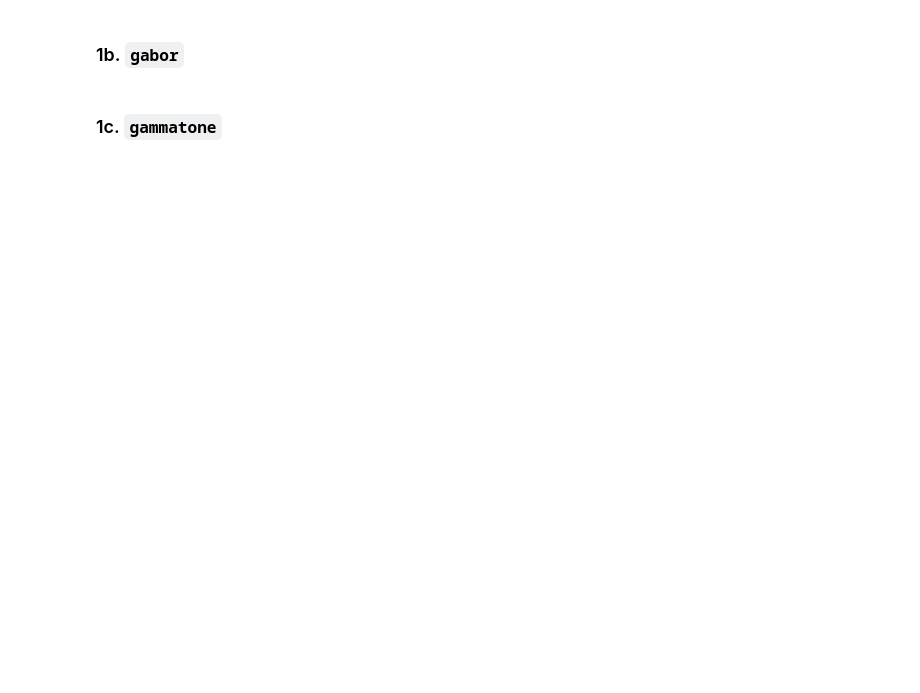
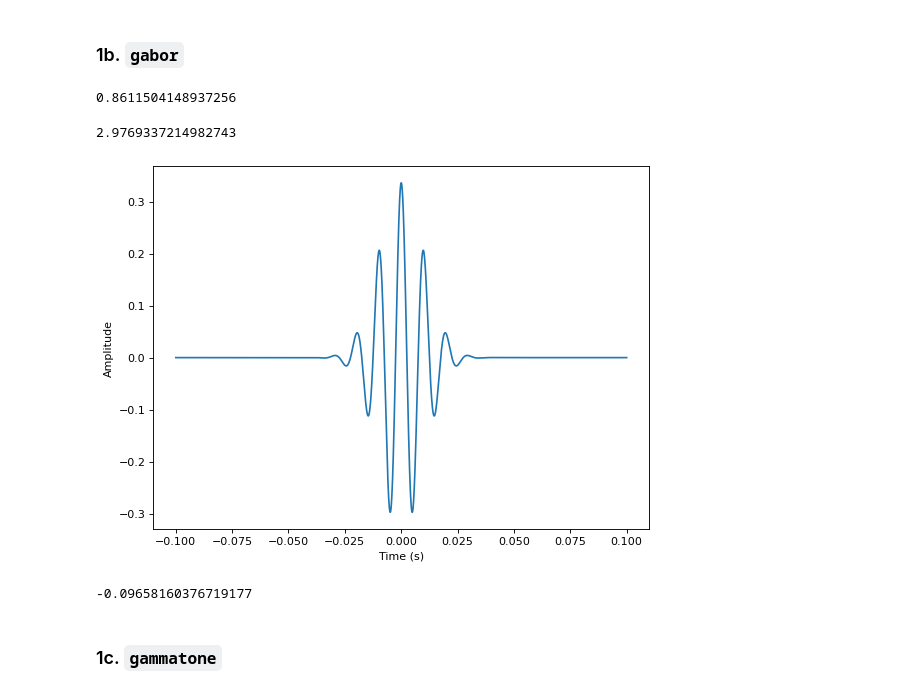
Before and after one commit to johnmays/CSDS_364_HW, a Jupyter notebook: A1/464-A1b-jkm100.ipynb, the cells around one changed output. Cells and saved outputs as stored; diff of their text form; code cells hidden in the pictures; blank space fills up the shorter version.

```diff
--- a/A1/464-A1b-jkm100.ipynb
+++ b/A1/464-A1b-jkm100.ipynb
@@ -57,28 +76,6 @@ def gaboro (t, a=1.0, sigma:int=1, f = 1.0):
     return gabor(t, a, sigma, f=f, phi=(np.pi/2))
-# %%
-def gabor_norm(sample_f, sigma:int=1, f=1.0, phi=0.0):
-    t = np.linspace(1/sample_f, sigma/f, num=sigma*sample_f-1)
-    max_amplitude = 0
-    for t_val in t:
-        gabor_val = gabor(t_val, sigma=sigma, f=f, phi=phi)
-        if abs(gabor_val) > max_amplitude:
-            max_amplitude = abs(gabor_val)
-    return 1/max_amplitude
-
-def gabore_norm(sample_f, sigma:int=1, f=1.0, phi=0.0):
-    t = np.linspace(1/sample_f, sigma/f, num=sigma*sample_f-1)
-    max_amplitude = 0
-    for t_val in t:
-        gabor_val = gabore(t_val, sigma=sigma, f=f)
-        if abs(gabor_val) > max_amplitude:
-            max_amplitude = abs(gabor_val)
-    return 1/max_amplitude
-
-def gaboro_norm(sample_f, sigma:int=1, f=1.0, phi=0.0):
-    t = np.linspace(1/sample_f, sigma/f, num=sigma*sample_f-1)
-    max_amplitude = 0
-    for t_val in t:
-        gabor_val = gaboro(t_val, sigma=sigma, f=f)
-        if abs(gabor_val) > max_amplitude:
-            max_amplitude = abs(gabor_val)
-    return 1/max_amplitude
+# %%
+#testing
+gaboro(-3, f=0.0625, sigma=8)
+# %% [output]
+0.8611504148937256
@@ -85,3 +123,28 @@ def gaboro_norm(sample_f, sigma:int=1, f=1.0, phi=0.0):
+# %%
+fs = 1000 #1000 Hz
+sigma = 1/100
+f = 100
+t = np.linspace(-.1, .1, num=2*1000*fs+1)
+gabore_vals = []
+norm = gabore_norm(fs=1000, sigma=sigma, f=f)
+print(norm)
+for t_val in t:
+    gabore_vals.append(gabore(t_val, sigma=sigma, f=f, a=1/norm))
+
+figure(figsize=(8, 6), dpi=80)
+
+plt.plot(t, gabore_vals)
+plt.ylabel("Amplitude")
+plt.xlabel("Time (s)")
+plt.show()
+# %% [output]
+2.9769337214982743
+[figure, added]
+# %%
+a_norm = gaboro_norm(fs=10000, f=100, sigma=0.01)
+gaboro(0.003, f=100, sigma=0.01, a=1/a_norm)
+# %% [output]
+-0.09658160376719177
 # %% [markdown]
 ### 1c. `gammatone`
 # %%
```
Also changed, not shown: parts of 20 cells of this notebook, 2 other files.
